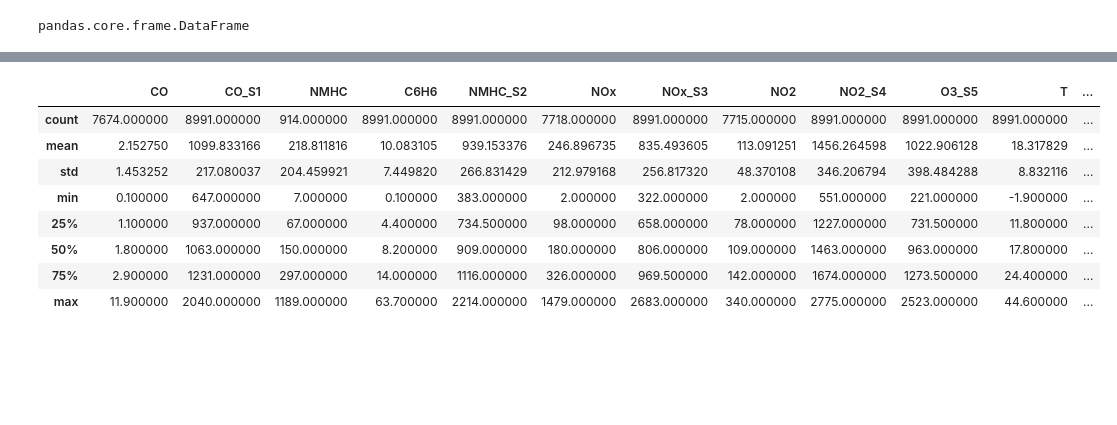
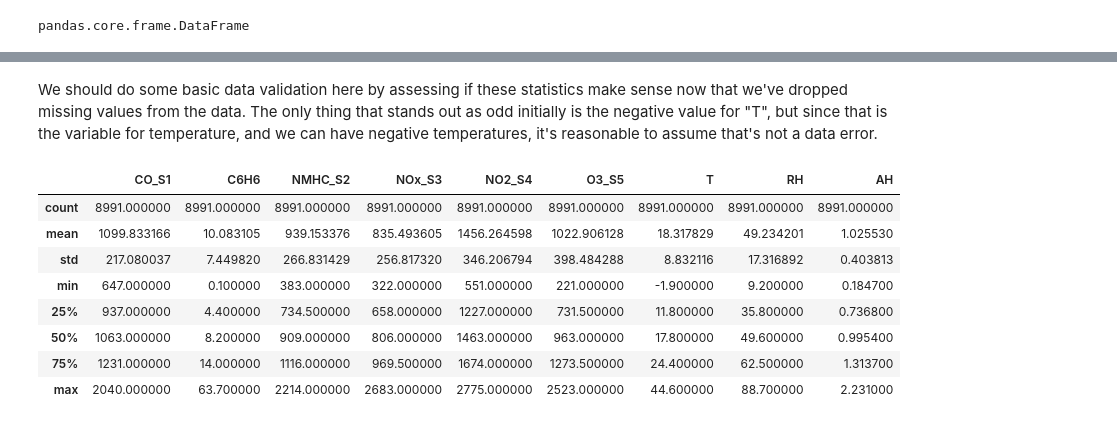
Before and after one commit to YefridC09/ST-554-Project1-Template, a Jupyter notebook: Task2/st554_project1_task2.ipynb, the cells around one changed output, grey strips where cells are left out. Saved outputs shown, nothing was run; the diff lists cells and outputs as text; code cells hidden in the pictures; blank space fills up the shorter version.

```diff
--- a/Task2/st554_project1_task2.ipynb
+++ b/Task2/st554_project1_task2.ipynb
@@ -79,0 +135,13 @@ pandas.core.frame.DataFrame
+# %%
+# Get variable names in a more compatible format for python by removing certain symbols
+
+# first rename the "Ground Truth" vars
+# naming C6H6 differently since we want to keep that one later on
+air_data_full = air_data_full.rename(columns={"CO(GT)" : "CO_GT", "NMHC(GT)" : "NMHC_GT", \
+                                    "C6H6(GT)" : "C6H6", "NOx(GT)" : "NOx_GT", \
+                                    "NO2(GT)" : "NO2_GT"})
+# rename the raw sensor readings
+air_data_full = air_data_full.rename(columns={"PT08.S1(CO)" : "CO_S1", "PT08.S2(NMHC)" : "NMHC_S2", \
+                                    "PT08.S3(NOx)" : "NOx_S3", "PT08.S4(NO2)" : "NO2_S4", \
+                                    "PT08.S5(O3)" : "O3_S5"})
+air_data_full.head()
@@ -79,0 +157,4 @@ pandas.core.frame.DataFrame
+# %%
+droplist = [var for var in air_data_full.columns if "_GT" in var]
+print(droplist)
+air_data = air_data_full.drop(columns = droplist)
@@ -114,12 +178,0 @@ memory usage: 1.1+ MB
-# %%
-# Get variable names in a more compatible format for python by removing certain symbols
-
-# first rename the "TRUE" vars
-air_data = air_data.rename(columns={"CO(GT)" : "CO", "NMHC(GT)" : "NMHC", \
-                                    "C6H6(GT)" : "C6H6", "NOx(GT)" : "NOx", \
-                                    "NO2(GT)" : "NO2"})
-# rename the sensor vars
-air_data = air_data.rename(columns={"PT08.S1(CO)" : "CO_S1", "PT08.S2(NMHC)" : "NMHC_S2", \
-                                    "PT08.S3(NOx)" : "NOx_S3", "PT08.S4(NO2)" : "NO2_S4", \
-                                    "PT08.S5(O3)" : "O3_S5"})
-air_data.head()
@@ -133,13 +196,19 @@ air_data.head()
+# %%
+# Now let's drop the missing values
+air_data_clean = air_data.dropna()
+# %% [markdown]
+We should do some basic data validation here by assessing if these statistics make sense now that we've dropped missing values from the data. The only thing that stands out as odd initially is the negative value for "T", but since that is the variable for temperature, and we can have negative temperatures, it's reasonable to assume that's not a data error.
 # %%
 # Quick overview analysis of all the numeric variables (everything but date and time)
-air_data.describe()
+# .describe() omits NaN, so the count and values are updated to exclude those missing values
+air_data_clean.describe()
 # %% [output]
-|  | CO | CO_S1 | NMHC | C6H6 | NMHC_S2 | NOx | NOx_S3 | NO2 | NO2_S4 | O3_S5 | T | ... |
-| count | 7674.000000 | 8991.000000 | 914.000000 | 8991.000000 | 8991.000000 | 7718.000000 | 8991.000000 | 7715.000000 | 8991.000000 | 8991.000000 | 8991.000000 | ... |
-| mean | 2.152750 | 1099.833166 | 218.811816 | 10.083105 | 939.153376 | 246.896735 | 835.493605 | 113.091251 | 1456.264598 | 1022.906128 | 18.317829 | ... |
-| std | 1.453252 | 217.080037 | 204.459921 | 7.449820 | 266.831429 | 212.979168 | 256.817320 | 48.370108 | 346.206794 | 398.484288 | 8.832116 | ... |
-| min | 0.100000 | 647.000000 | 7.000000 | 0.100000 | 383.000000 | 2.000000 | 322.000000 | 2.000000 | 551.000000 | 221.000000 | -1.900000 | ... |
-| 25% | 1.100000 | 937.000000 | 67.000000 | 4.400000 | 734.500000 | 98.000000 | 658.000000 | 78.000000 | 1227.000000 | 731.500000 | 11.800000 | ... |
-| 50% | 1.800000 | 1063.000000 | 150.000000 | 8.200000 | 909.000000 | 180.000000 | 806.000000 | 109.000000 | 1463.000000 | 963.000000 | 17.800000 | ... |
-| 75% | 2.900000 | 1231.000000 | 297.000000 | 14.000000 | 1116.000000 | 326.000000 | 969.500000 | 142.000000 | 1674.000000 | 1273.500000 | 24.400000 | ... |
-| max | 11.900000 | 2040.000000 | 1189.000000 | 63.700000 | 2214.000000 | 1479.000000 | 2683.000000 | 340.000000 | 2775.000000 | 2523.000000 | 44.600000 | ... |
+|  | CO_S1 | C6H6 | NMHC_S2 | NOx_S3 | NO2_S4 | O3_S5 | T | RH | AH |
+| count | 8991.000000 | 8991.000000 | 8991.000000 | 8991.000000 | 8991.000000 | 8991.000000 | 8991.000000 | 8991.000000 | 8991.000000 |
+| mean | 1099.833166 | 10.083105 | 939.153376 | 835.493605 | 1456.264598 | 1022.906128 | 18.317829 | 49.234201 | 1.025530 |
+| std | 217.080037 | 7.449820 | 266.831429 | 256.817320 | 346.206794 | 398.484288 | 8.832116 | 17.316892 | 0.403813 |
+| min | 647.000000 | 0.100000 | 383.000000 | 322.000000 | 551.000000 | 221.000000 | -1.900000 | 9.200000 | 0.184700 |
+| 25% | 937.000000 | 4.400000 | 734.500000 | 658.000000 | 1227.000000 | 731.500000 | 11.800000 | 35.800000 | 0.736800 |
+| 50% | 1063.000000 | 8.200000 | 909.000000 | 806.000000 | 1463.000000 | 963.000000 | 17.800000 | 49.600000 | 0.995400 |
+| 75% | 1231.000000 | 14.000000 | 1116.000000 | 969.500000 | 1674.000000 | 1273.500000 | 24.400000 | 62.500000 | 1.313700 |
+| max | 2040.000000 | 63.700000 | 2214.000000 | 2683.000000 | 2775.000000 | 2523.000000 | 44.600000 | 88.700000 | 2.231000 |
```
Also changed, not shown: parts of 35 cells of this notebook.
